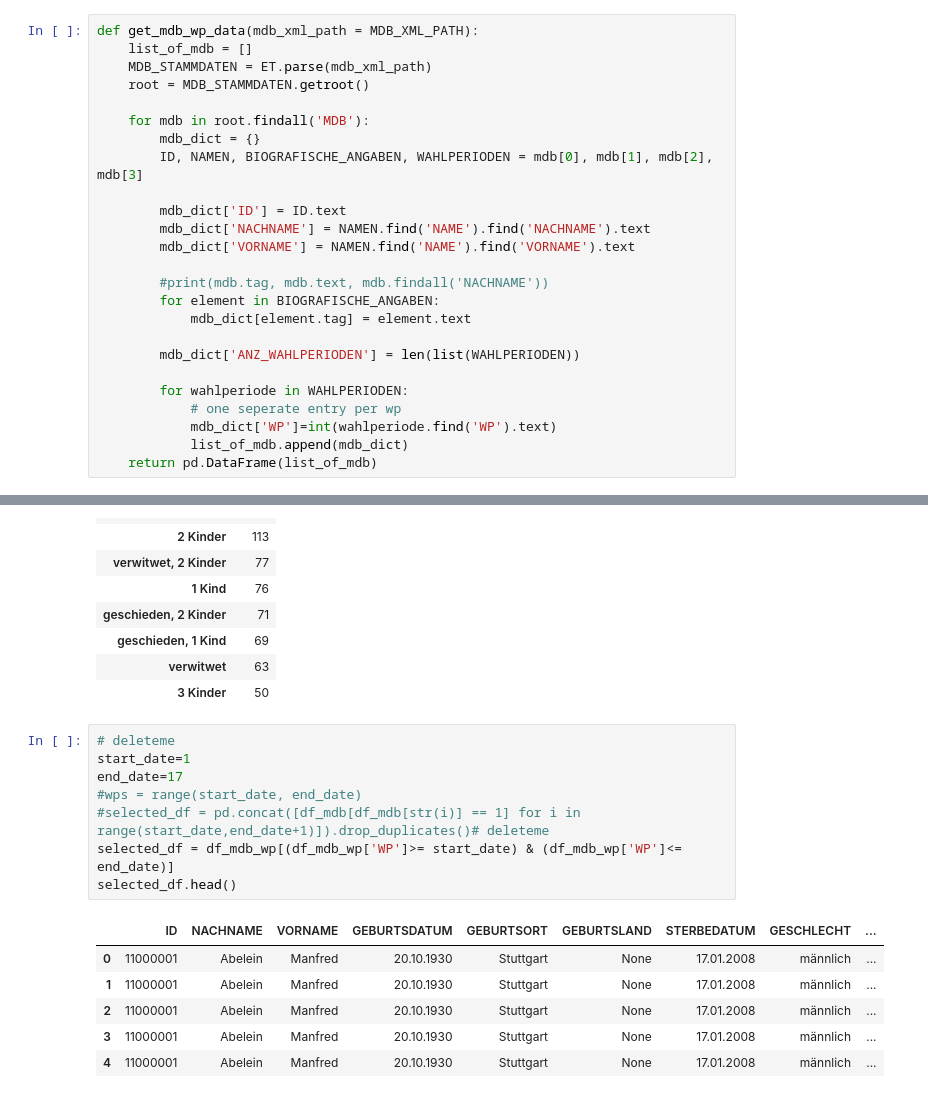
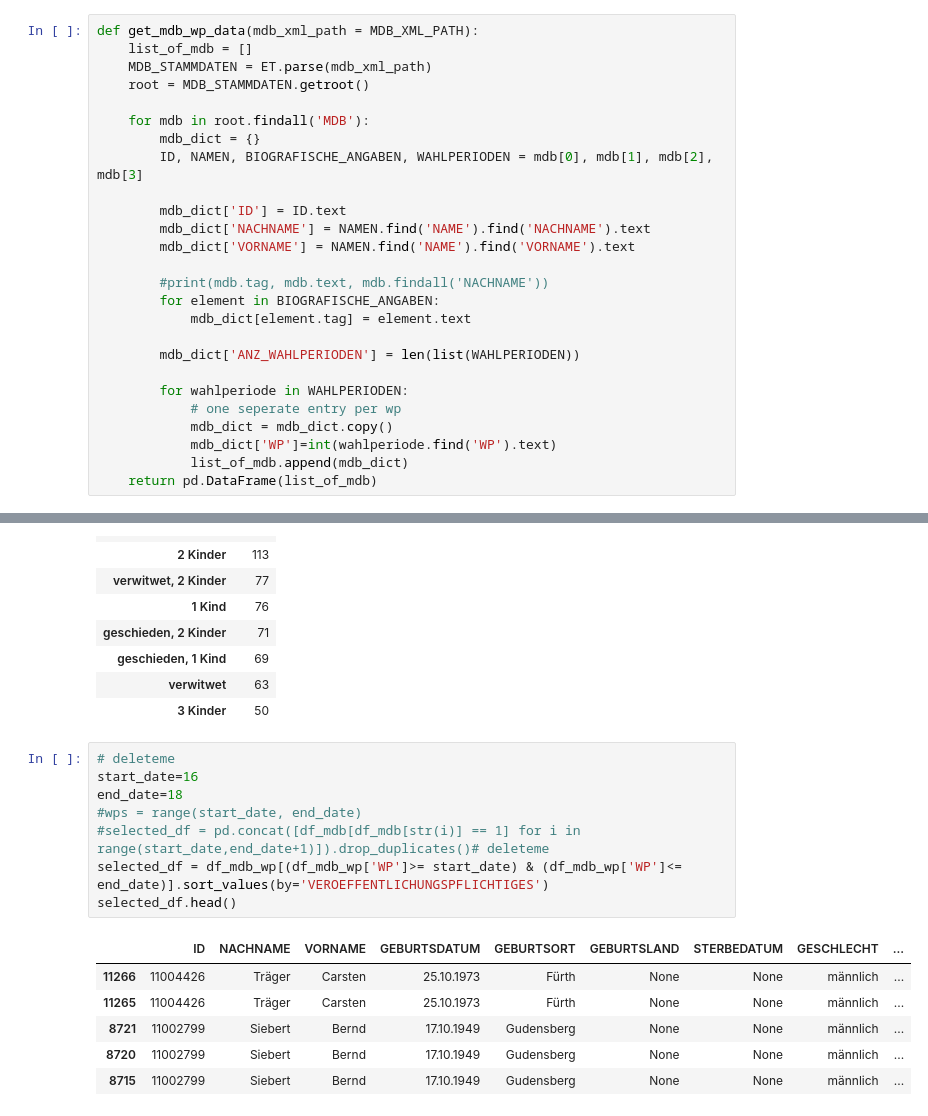
Before and after one commit to mrs-curi0sity/bundestag-mining, a Jupyter notebook: Parse_Stammdaten.ipynb, the cells around one changed output, grey strips where cells are left out. Saved outputs shown, nothing was run; the diff lists cells and outputs as text.

```diff
--- a/Parse_Stammdaten.ipynb
+++ b/Parse_Stammdaten.ipynb
@@ -60,6 +60,7 @@ def get_mdb_wp_data(mdb_xml_path = MDB_XML_PATH):
 
         for wahlperiode in WAHLPERIODEN:
             # one seperate entry per wp
+            mdb_dict = mdb_dict.copy()
             mdb_dict['WP']=int(wahlperiode.find('WP').text)
             list_of_mdb.append(mdb_dict)
     return pd.DataFrame(list_of_mdb)
@@ -214,16 +223,16 @@ df_mdb_wp[['ID', 'FAMILIENSTAND']].groupby('FAMILIENSTAND').count().sort_values(
 | 3 Kinder | 50 |
 # %%
 # deleteme
-start_date=1
-end_date=17
+start_date=16
+end_date=18
 #wps = range(start_date, end_date)
 #selected_df = pd.concat([df_mdb[df_mdb[str(i)] == 1] for i in range(start_date,end_date+1)]).drop_duplicates()# deleteme
-selected_df = df_mdb_wp[(df_mdb_wp['WP']>= start_date) & (df_mdb_wp['WP']<= end_date)]
+selected_df = df_mdb_wp[(df_mdb_wp['WP']>= start_date) & (df_mdb_wp['WP']<= end_date)].sort_values(by='VEROEFFENTLICHUNGSPFLICHTIGES')
 selected_df.head()
 # %% [output]
 |  | ID | NACHNAME | VORNAME | GEBURTSDATUM | GEBURTSORT | GEBURTSLAND | STERBEDATUM | GESCHLECHT | ... |
-| 0 | 11000001 | Abelein | Manfred | 20.10.1930 | Stuttgart | None | 17.01.2008 | männlich | ... |
-| 1 | 11000001 | Abelein | Manfred | 20.10.1930 | Stuttgart | None | 17.01.2008 | männlich | ... |
-| 2 | 11000001 | Abelein | Manfred | 20.10.1930 | Stuttgart | None | 17.01.2008 | männlich | ... |
-| 3 | 11000001 | Abelein | Manfred | 20.10.1930 | Stuttgart | None | 17.01.2008 | männlich | ... |
-| 4 | 11000001 | Abelein | Manfred | 20.10.1930 | Stuttgart | None | 17.01.2008 | männlich | ... |
+| 11266 | 11004426 | Träger | Carsten | 25.10.1973 | Fürth | None | None | männlich | ... |
+| 11265 | 11004426 | Träger | Carsten | 25.10.1973 | Fürth | None | None | männlich | ... |
+| 8721 | 11002799 | Siebert | Bernd | 17.10.1949 | Gudensberg | None | None | männlich | ... |
+| 8720 | 11002799 | Siebert | Bernd | 17.10.1949 | Gudensberg | None | None | männlich | ... |
+| 8715 | 11002799 | Siebert | Bernd | 17.10.1949 | Gudensberg | None | None | männlich | ... |
```
Also changed, not shown: parts of 26 cells of this notebook, 1 other file.
